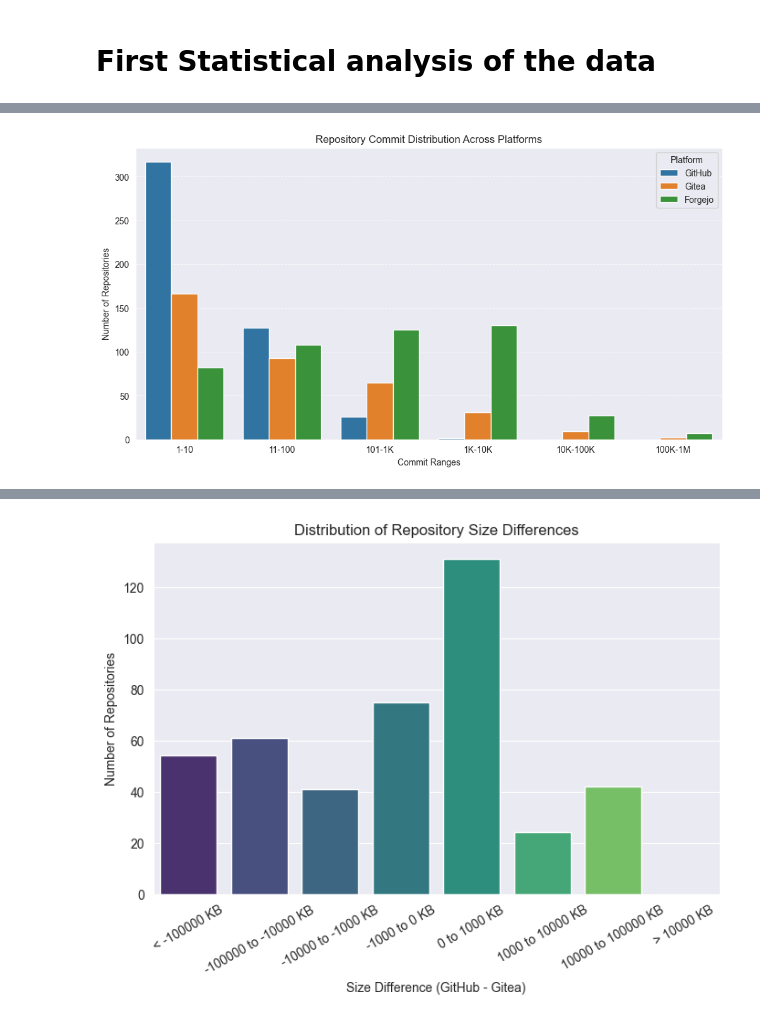
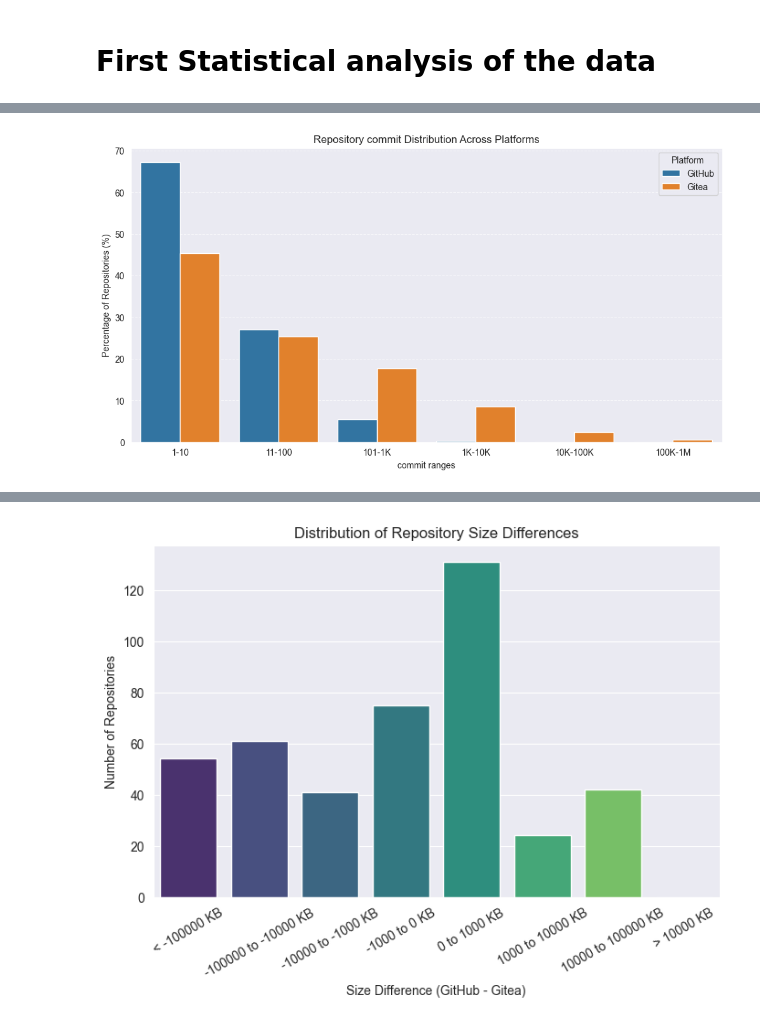
Before and after one commit to SamuelSVG/Memoire, a Jupyter notebook: analysis_notebook.ipynb, the cells around one changed output, grey strips where cells are left out. Saved outputs shown, nothing was run; the diff lists cells and outputs as text; code cells hidden in the pictures.

```diff
--- a/analysis_notebook.ipynb
+++ b/analysis_notebook.ipynb
@@ -281,46 +261,10 @@ plot_language_distribution(df_forgejo, "Forgejo")
 # %%
 df_github = pd.read_csv("github_repos_0_500.csv")
 df_gitea = pd.read_csv("gitea_repos_0_500.csv")
-df_forgejo = pd.read_csv("forgejo_repos_0_500.csv")
 
-# Function to clean and bin commit data
-def bin_commit_data(df, platform):
-    df = df.dropna(subset=['#Commits']).copy()
-    df.loc[:, '#Commits'] = pd.to_numeric(df['#Commits'], errors='coerce')  # Convert to numeric
-
-    # Define commit ranges
-    bins = [1, 10, 100, 1000, 10000, 100000, 1000000]
-    labels = ["1-10", "11-100", "101-1K", "1K-10K", "10K-100K", "100K-1M"]
-
-    # Create a new column with commit ranges
-    df['Commit Range'] = pd.cut(df['#Commits'], bins=bins, labels=labels, include_lowest=True)
-
-    # Count repositories per commit range
-    commit_counts = df['Commit Range'].value_counts().reindex(labels, fill_value=0)
-
-    return pd.DataFrame({'Platform': platform, 'Commit Range': labels, 'Count': commit_counts.values})
-
-# Process each platform
-df_github_bins = bin_commit_data(df_github, "GitHub")
-df_gitea_bins = bin_commit_data(df_gitea, "Gitea")
-df_forgejo_bins = bin_commit_data(df_forgejo, "Forgejo")
-
-# Combine results
-df_bins = pd.concat([df_github_bins, df_gitea_bins, df_forgejo_bins])
-
-# Create the figure
-plt.figure(figsize=(12, 6))
-sns.barplot(x="Commit Range", y="Count", hue="Platform", data=df_bins, palette="tab10")
-
-plt.xlabel("Commit Ranges")
-plt.ylabel("Number of Repositories")
-plt.title("Repository Commit Distribution Across Platforms")
-plt.grid(axis="y", linestyle="--", alpha=0.7)
-plt.legend(title="Platform")
-
-plt.show()
+plot_distribution(df_github, df_gitea, Metrics.COMMIT)
 # %% [output]
-[figure, old version]
+[figure, new version]
 # %%
 df_github = pd.read_csv("github_repos_0_500.csv")
 df_gitea = pd.read_csv("gitea_repos_0_500.csv")
```
Also changed, not shown: parts of 7 cells of this notebook, 4 other files.
